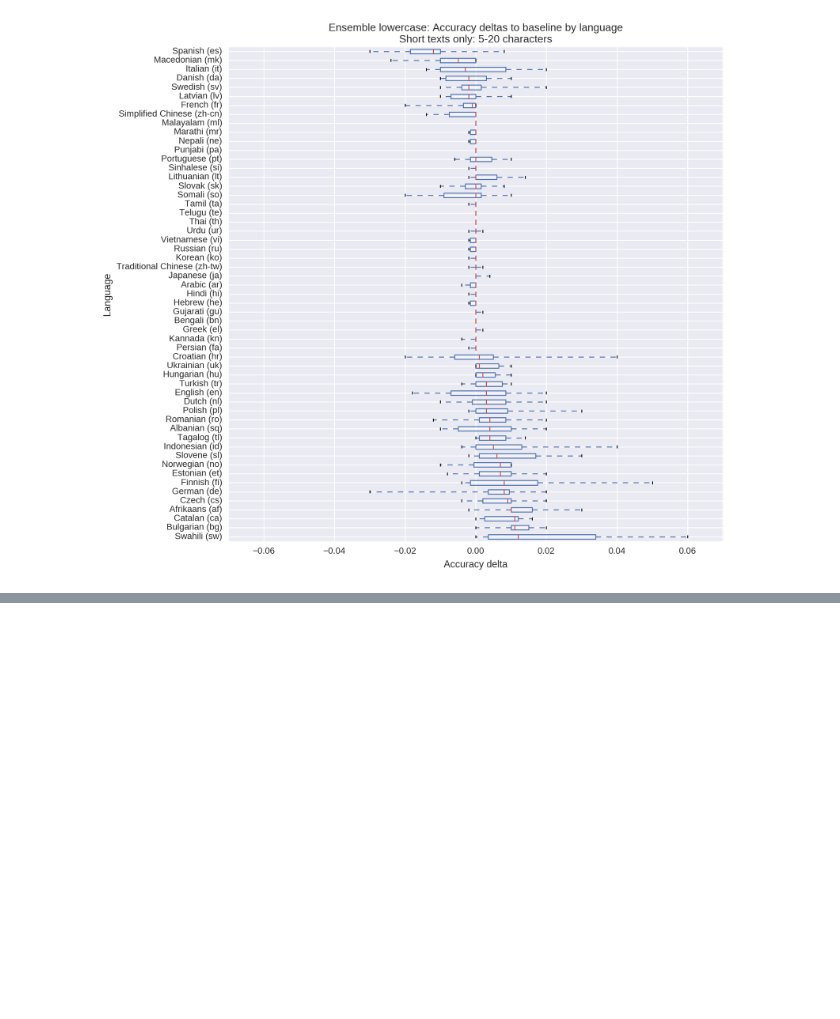
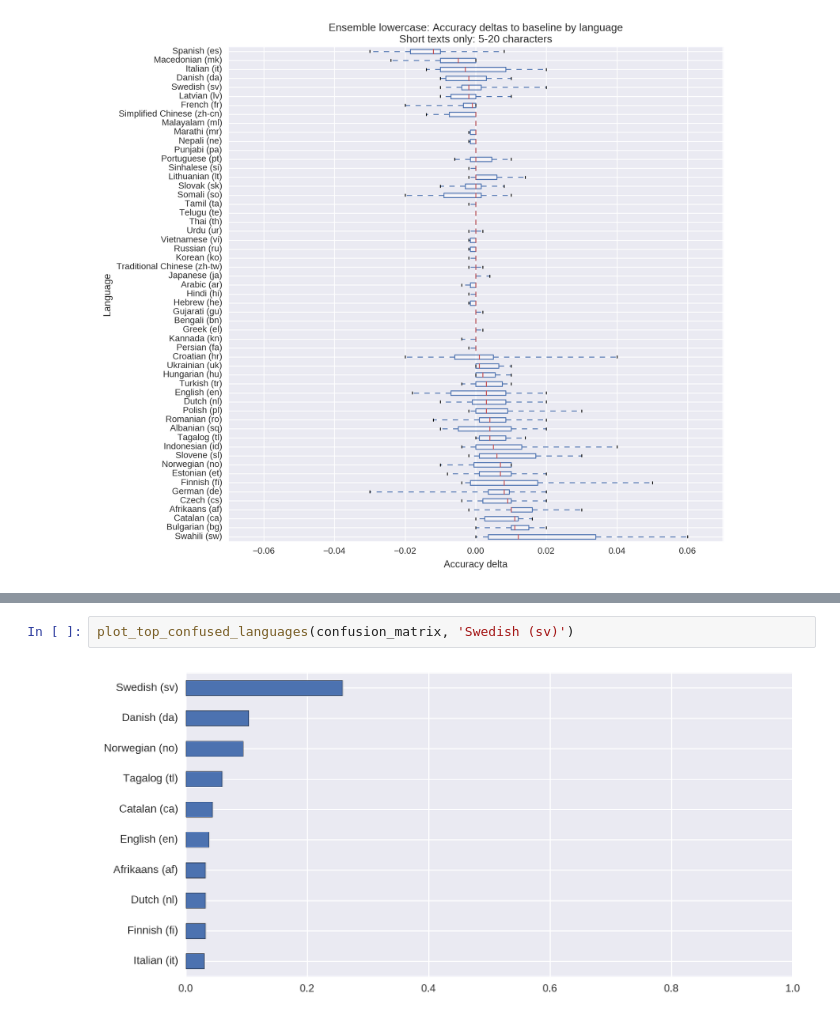
Before and after one commit to Automattic/elasticsearch-langdetect, a Jupyter notebook: experiments/Classification experiments - merged-average baseline.ipynb, the cells around one changed output, grey strips where cells are left out. Saved outputs shown, nothing was run; the diff lists cells and outputs as text; blank space fills up the shorter version.

```diff
--- a/experiments/Classification experiments - merged-average baseline.ipynb
+++ b/experiments/Classification experiments - merged-average baseline.ipynb
@@ -281,0 +347,4 @@ Mean delta: 0.001994
+# %%
+plot_top_confused_languages(confusion_matrix, 'Swedish (sv)')
+# %% [output]
+[figure, added]
```
Also changed, not shown: parts of 9 cells of this notebook, 2 other files.
